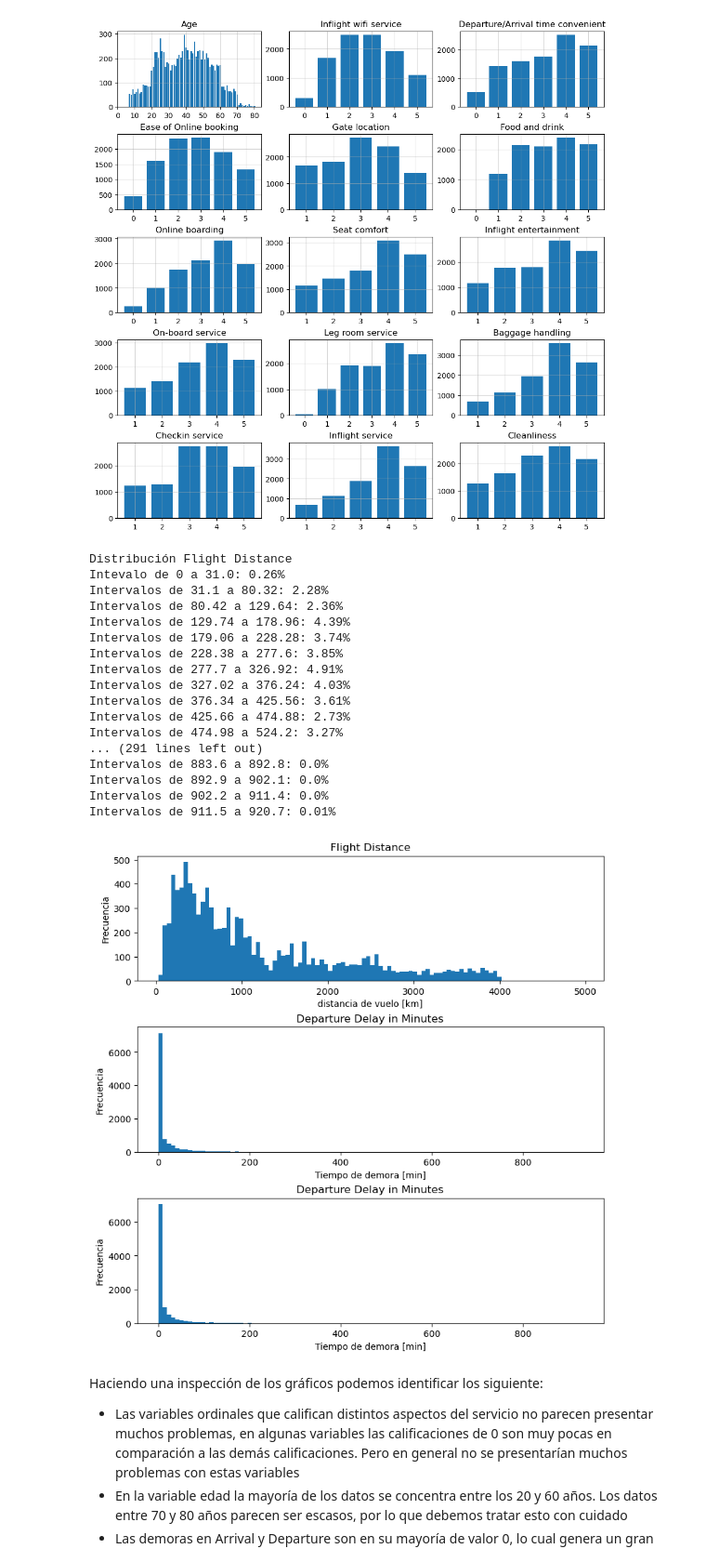
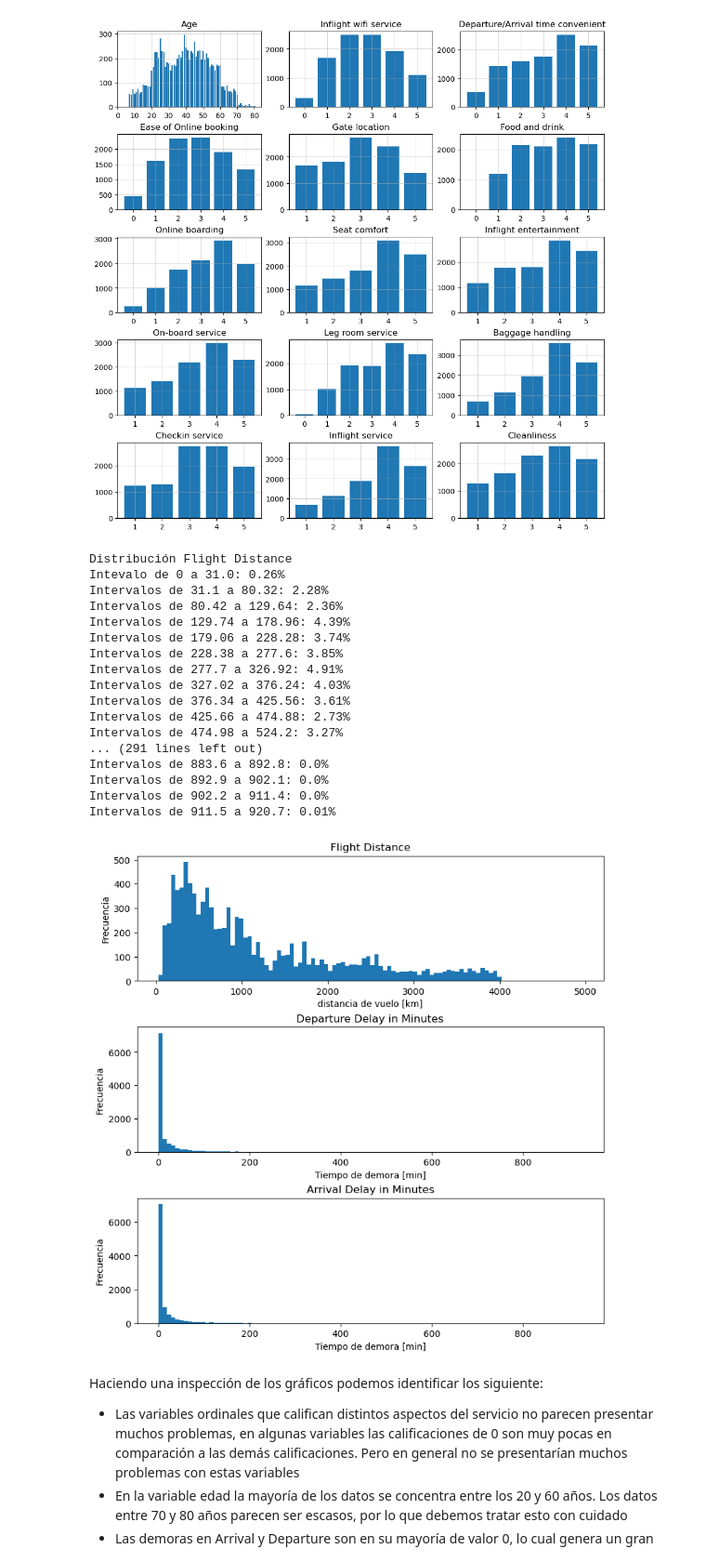
Before and after one commit to ef-blanco/Lab_1_Aprendizaje_Maq, a Jupyter notebook: L4 Tarea de agrupacion/Laboratorio_4_ML.ipynb, the cells around one changed output. Shown at 93% size. Saved outputs shown, nothing was run; the diff lists cells and outputs as text; code cells hidden in the pictures.

```diff
--- a/L4 Tarea de agrupacion/Laboratorio_4_ML.ipynb
+++ b/L4 Tarea de agrupacion/Laboratorio_4_ML.ipynb
@@ -206,7 +206,7 @@ for i in range(len(vars_hist)):
 
 counts, bin_egdes = np.histogram(arrival_delay,bins=100)
 ax[2].stairs(counts, bin_edges, fill=True)
-ax[2].set(title=var, xlabel= "Tiempo de demora [min]", ylabel="Frecuencia")
+ax[2].set(title="Arrival Delay in Minutes", xlabel= "Tiempo de demora [min]", ylabel="Frecuencia")
 particion_bins["Arrival Delay in Minutes"] = (counts, bin_edges)
 
 # Calculamos la cantidad de datos en cada bin del histograma para ver qué procentaje del total representa cada bin
@@ -223,34 +223,34 @@ for key in particion_bins:
                 print(f"Intervalos de {round(bin_edges[i-1]+0.1,3)} a {round(bin_edges[i],3)}: {round((counts[i]/arrival_delay.shape[0])*100,3)}%")
 
     else:
         for i in range(len(counts)):
             if i == 0:
                 print(f"Intevalo de 0 a {round(bin_edges[i],3)}: {round((counts[i]/datos.shape[0])*100,3)}%")
             else:
                 print(f"Intervalos de {round(bin_edges[i-1]+0.1,3)} a {round(bin_edges[i],3)}: {round((counts[i]/datos.shape[0])*100,3)}%")
 
     print("\n")
 
 plt.show()
 # %% [output]
 Distribución Flight Distance
 Intevalo de 0 a 31.0: 0.26%
 Intervalos de 31.1 a 80.32: 2.28%
 Intervalos de 80.42 a 129.64: 2.36%
 Intervalos de 129.74 a 178.96: 4.39%
 Intervalos de 179.06 a 228.28: 3.74%
 Intervalos de 228.38 a 277.6: 3.85%
 Intervalos de 277.7 a 326.92: 4.91%
 Intervalos de 327.02 a 376.24: 4.03%
 Intervalos de 376.34 a 425.56: 3.61%
 Intervalos de 425.66 a 474.88: 2.73%
 Intervalos de 474.98 a 524.2: 3.27%
 ... (291 lines left out)
 Intervalos de 883.6 a 892.8: 0.0%
 Intervalos de 892.9 a 902.1: 0.0%
 Intervalos de 902.2 a 911.4: 0.0%
 Intervalos de 911.5 a 920.7: 0.01%
-[figure, old version]
+[figure, new version]
 # %% [markdown]
 Haciendo una inspección de los gráficos podemos identificar los siguiente:
 - Las variables ordinales que califican distintos aspectos del servicio no parecen presentar muchos problemas, en algunas variables las calificaciones de 0 son muy pocas en comparación a las demás calificaciones. Pero en general no se presentarían muchos problemas con estas variables
```
Also changed, not shown: parts of 5 cells of this notebook.
